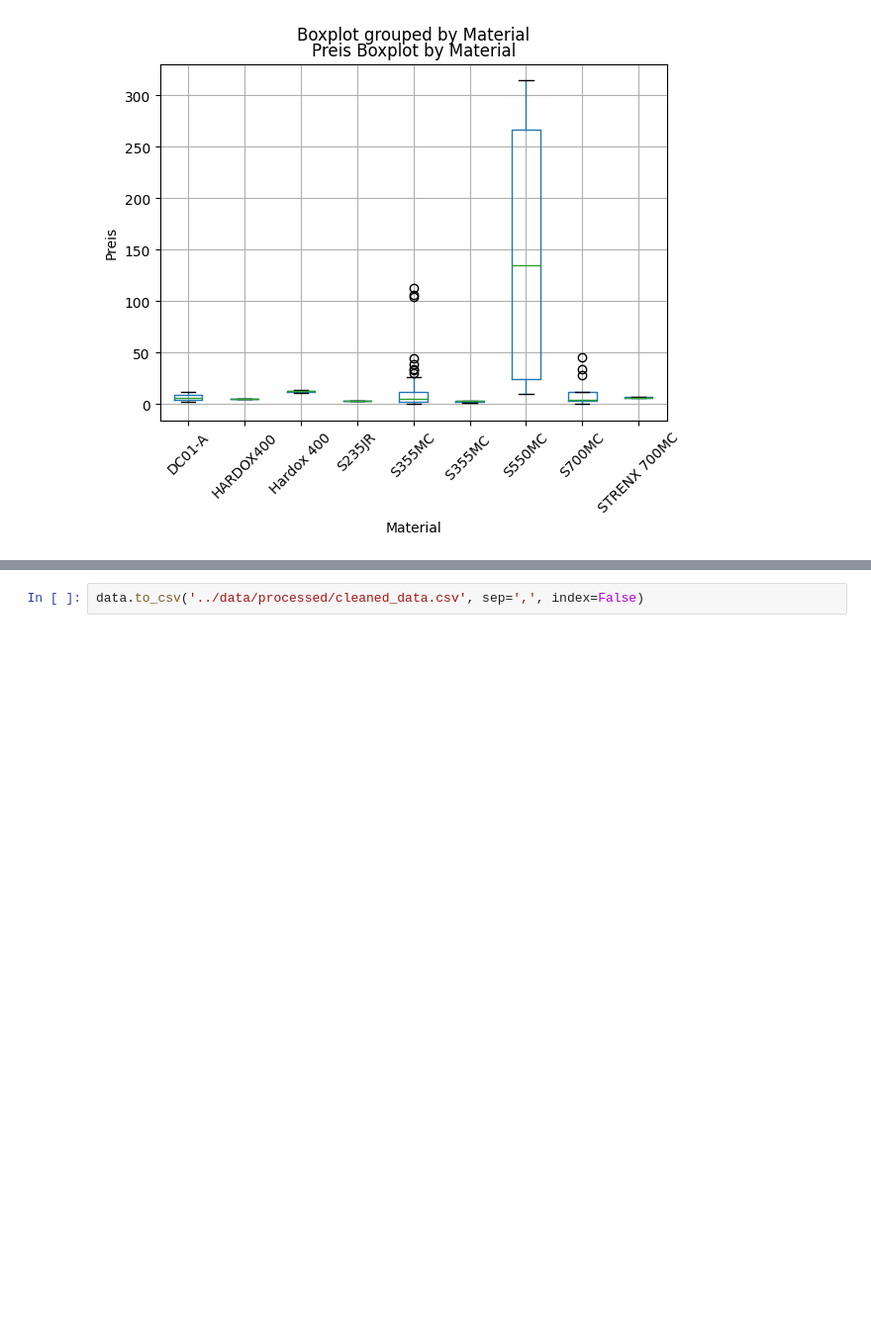
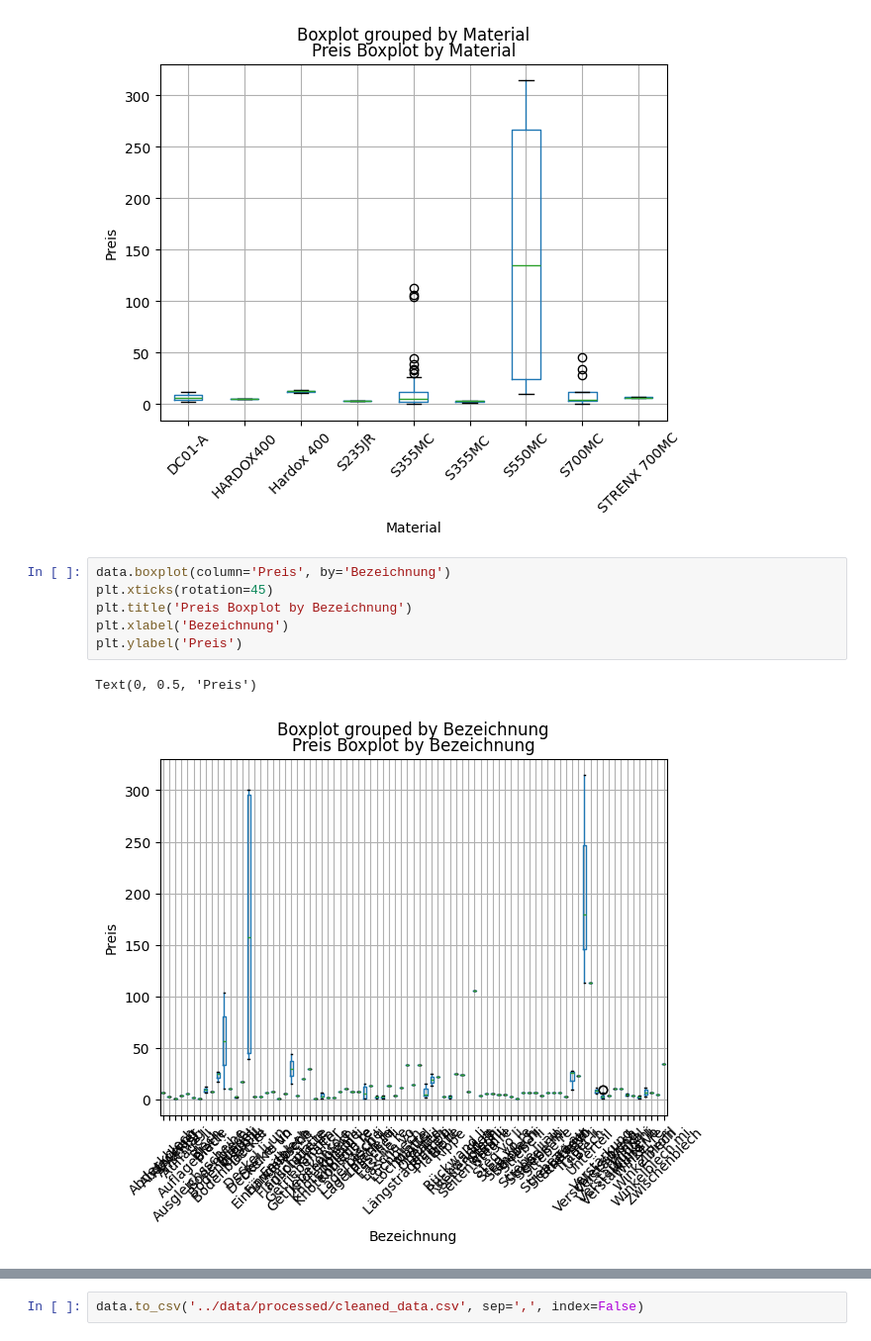
Before and after one commit to abi2310/costpilot, a Jupyter notebook: notebooks/initial_data_exploration.ipynb, the cells around one changed output, grey strips where cells are left out. Shown at 99% size. Saved outputs shown, nothing was run; the diff lists cells and outputs as text; blank space fills up the shorter version.

```diff
--- a/notebooks/initial_data_exploration.ipynb
+++ b/notebooks/initial_data_exploration.ipynb
@@ -147,3 +187,12 @@ plt.ylabel('Preis')
 # %% [output]
 Text(0, 0.5, 'Preis')
 [figure]
+# %%
+data.boxplot(column='Preis', by='Bezeichnung')
+plt.xticks(rotation=45)
+plt.title('Preis Boxplot by Bezeichnung')
+plt.xlabel('Bezeichnung')
+plt.ylabel('Preis')
+# %% [output]
+Text(0, 0.5, 'Preis')
+[figure, added]
```
Also changed, not shown: parts of 7 cells of this notebook, 2 other files.
